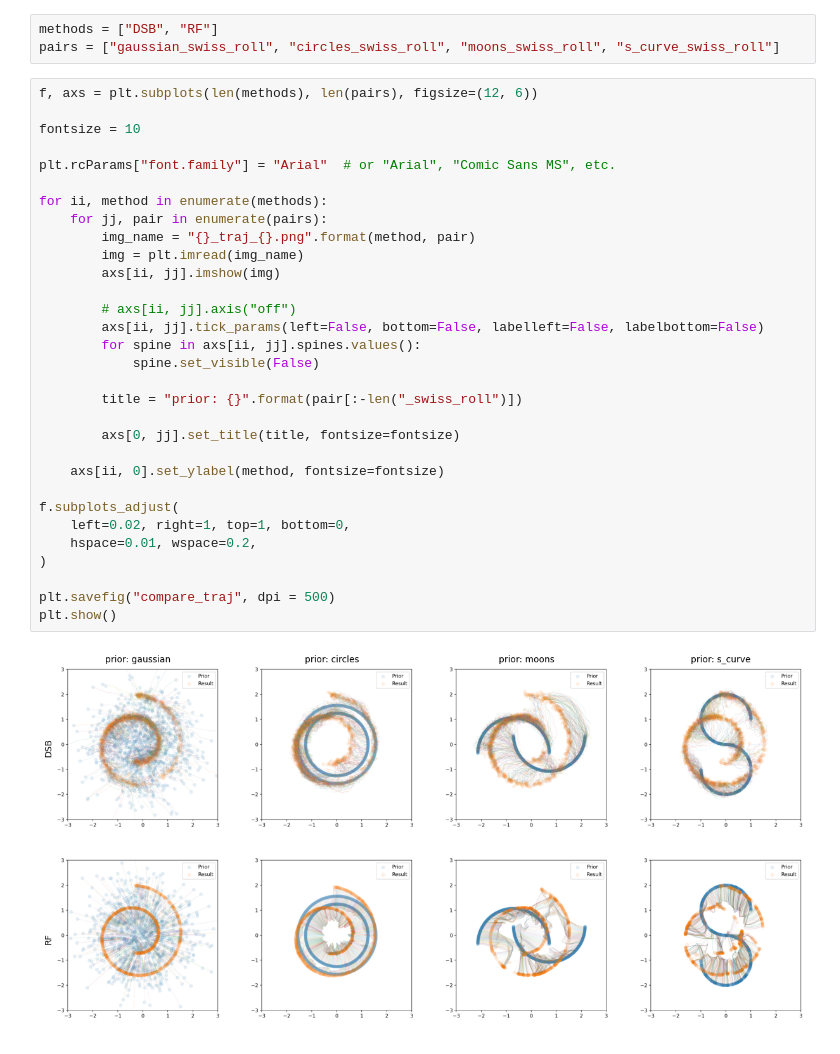
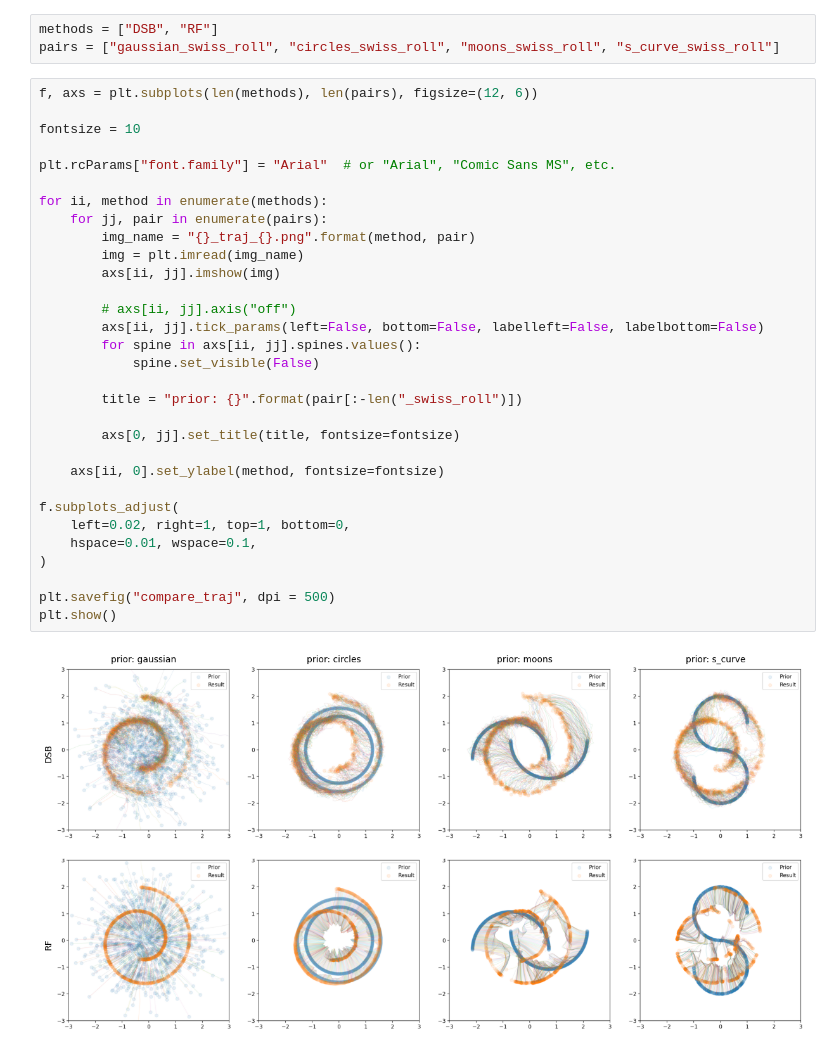
Before and after one commit to KelvinzLi/SimpleDSB, a Jupyter notebook: plots/plot_combined.ipynb, the cells around one changed output. Drawn from its saved outputs; the diff is of its cells as text.

Commit message:
Improved plot

```diff
--- a/plots/plot_combined.ipynb
+++ b/plots/plot_combined.ipynb
@@ -7,32 +7,32 @@ pairs = ["gaussian_swiss_roll", "circles_swiss_roll", "moons_swiss_roll", "s_cur
 f, axs = plt.subplots(len(methods), len(pairs), figsize=(12, 6))
 
 fontsize = 10
 
 plt.rcParams["font.family"] = "Arial"  # or "Arial", "Comic Sans MS", etc.
 
 for ii, method in enumerate(methods):
     for jj, pair in enumerate(pairs):
         img_name = "{}_traj_{}.png".format(method, pair)
         img = plt.imread(img_name)
         axs[ii, jj].imshow(img)
 
         # axs[ii, jj].axis("off")
         axs[ii, jj].tick_params(left=False, bottom=False, labelleft=False, labelbottom=False)
         for spine in axs[ii, jj].spines.values():
             spine.set_visible(False)
 
         title = "prior: {}".format(pair[:-len("_swiss_roll")])
 
         axs[0, jj].set_title(title, fontsize=fontsize)
 
     axs[ii, 0].set_ylabel(method, fontsize=fontsize)
 
 f.subplots_adjust(
     left=0.02, right=1, top=1, bottom=0,
-    hspace=0.01, wspace=0.2,
+    hspace=0.01, wspace=0.1,
 )
 
 plt.savefig("compare_traj", dpi = 500)
 plt.show()
 # %% [output]
-[figure, old version]
+[figure, new version]
```
Also changed, not shown: 1 other file.
